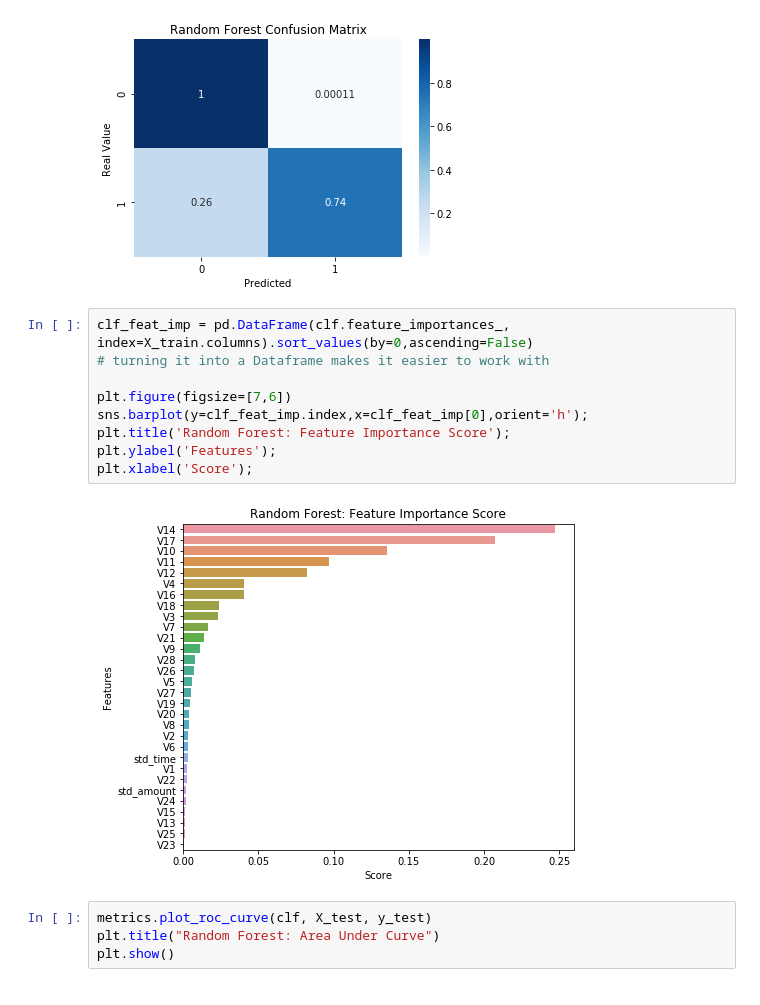
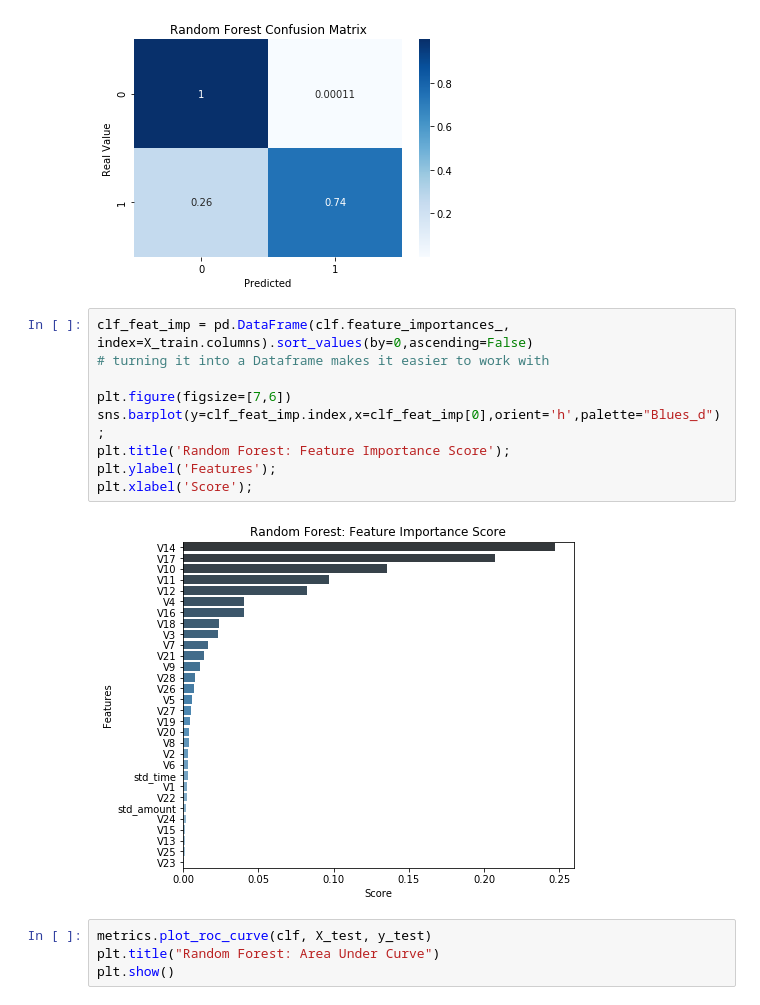
Before and after one commit to ipatel467/Credit-Card-Fraud-Detection, a Jupyter notebook: ML.ipynb, the cells around one changed output. Drawn from its saved outputs; the diff is of its cells as text.

```diff
--- a/ML.ipynb
+++ b/ML.ipynb
@@ -183,14 +183,14 @@ plt.show()
 # %%
 clf_feat_imp = pd.DataFrame(clf.feature_importances_, index=X_train.columns).sort_values(by=0,ascending=False)
 # turning it into a Dataframe makes it easier to work with
 
 plt.figure(figsize=[7,6])
-sns.barplot(y=clf_feat_imp.index,x=clf_feat_imp[0],orient='h');
+sns.barplot(y=clf_feat_imp.index,x=clf_feat_imp[0],orient='h',palette="Blues_d");
 plt.title('Random Forest: Feature Importance Score');
 plt.ylabel('Features');
 plt.xlabel('Score');
 # %% [output]
-[figure, old version]
+[figure, new version]
 # %%
 metrics.plot_roc_curve(clf, X_test, y_test)
 plt.title("Random Forest: Area Under Curve")
```
Also changed, not shown: parts of 2 cells of this notebook, 1 other file.
